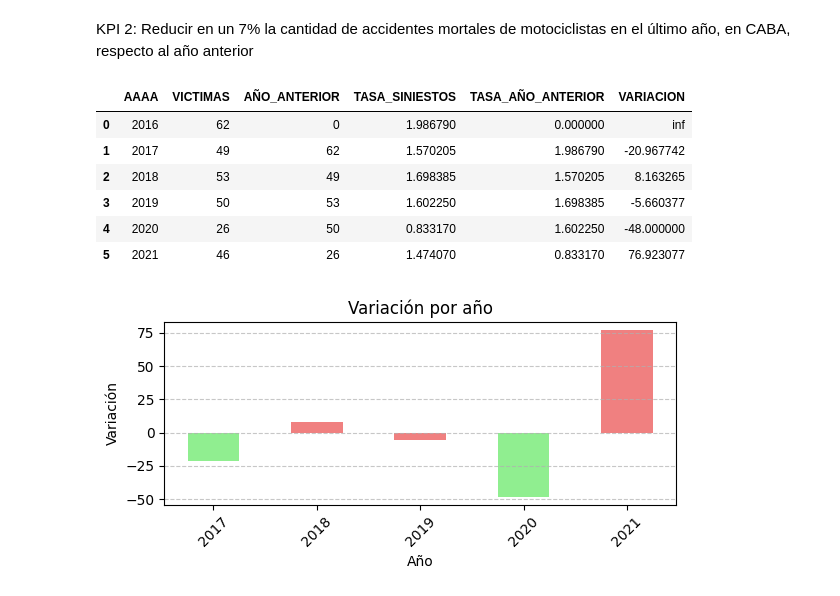
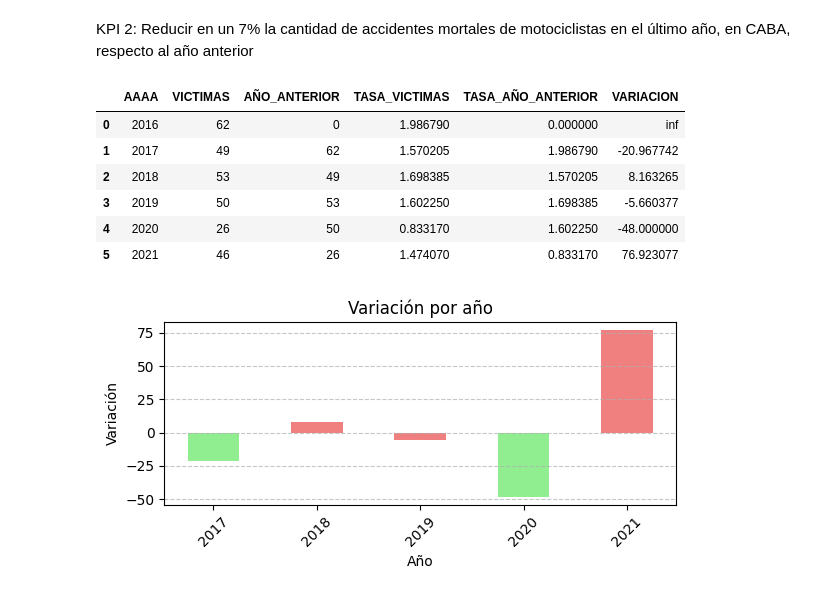
Before and after one commit to bschutt/Bschutt_PI_DA, a Jupyter notebook: EDA.ipynb, the cells around one changed output. Saved outputs shown, nothing was run; the diff lists cells and outputs as text; code cells hidden in the pictures.

```diff
--- a/EDA.ipynb
+++ b/EDA.ipynb
@@ -463,18 +465,18 @@ KPI 2: Reducir en un 7% la cantidad de accidentes mortales de motociclistas en e
 # %%
 #Filtro los siniestros de motos.
 Dos= df_siniestros[df_siniestros["N_VICTIMAS"] ==1]
 Dos = Dos[Dos["VICTIMA"] == "MOTO"]
 Dos = Dos.groupby(["AAAA"]).size().reset_index(name="VICTIMAS")
 Dos["AÑO_ANTERIOR"] = Dos["VICTIMAS"].shift(periods=1, fill_value=0)
-Dos["TASA_SINIESTOS"] = (Dos["VICTIMAS"]/3120612) * 100000
+Dos["TASA_VICTIMAS"] = (Dos["VICTIMAS"]/3120612) * 100000
 Dos["TASA_AÑO_ANTERIOR"] = (Dos["AÑO_ANTERIOR"]/3120612) * 100000
 
 # Calculo la variaiónn porcentual
-Dos["VARIACION"] = (Dos["TASA_SINIESTOS"] - Dos["TASA_AÑO_ANTERIOR"]) / Dos["TASA_AÑO_ANTERIOR"] * 100
+Dos["VARIACION"] = (Dos["TASA_VICTIMAS"] - Dos["TASA_AÑO_ANTERIOR"]) / Dos["TASA_AÑO_ANTERIOR"] * 100
 
 Dos
 # %% [output]
-|  | AAAA | VICTIMAS | AÑO_ANTERIOR | TASA_SINIESTOS | TASA_AÑO_ANTERIOR | VARIACION |
+|  | AAAA | VICTIMAS | AÑO_ANTERIOR | TASA_VICTIMAS | TASA_AÑO_ANTERIOR | VARIACION |
 | 0 | 2016 | 62 | 0 | 1.986790 | 0.000000 | inf |
 | 1 | 2017 | 49 | 62 | 1.570205 | 1.986790 | -20.967742 |
 | 2 | 2018 | 53 | 49 | 1.698385 | 1.570205 | 8.163265 |
```
Also changed, not shown: parts of 3 cells of this notebook, 4 other files.
